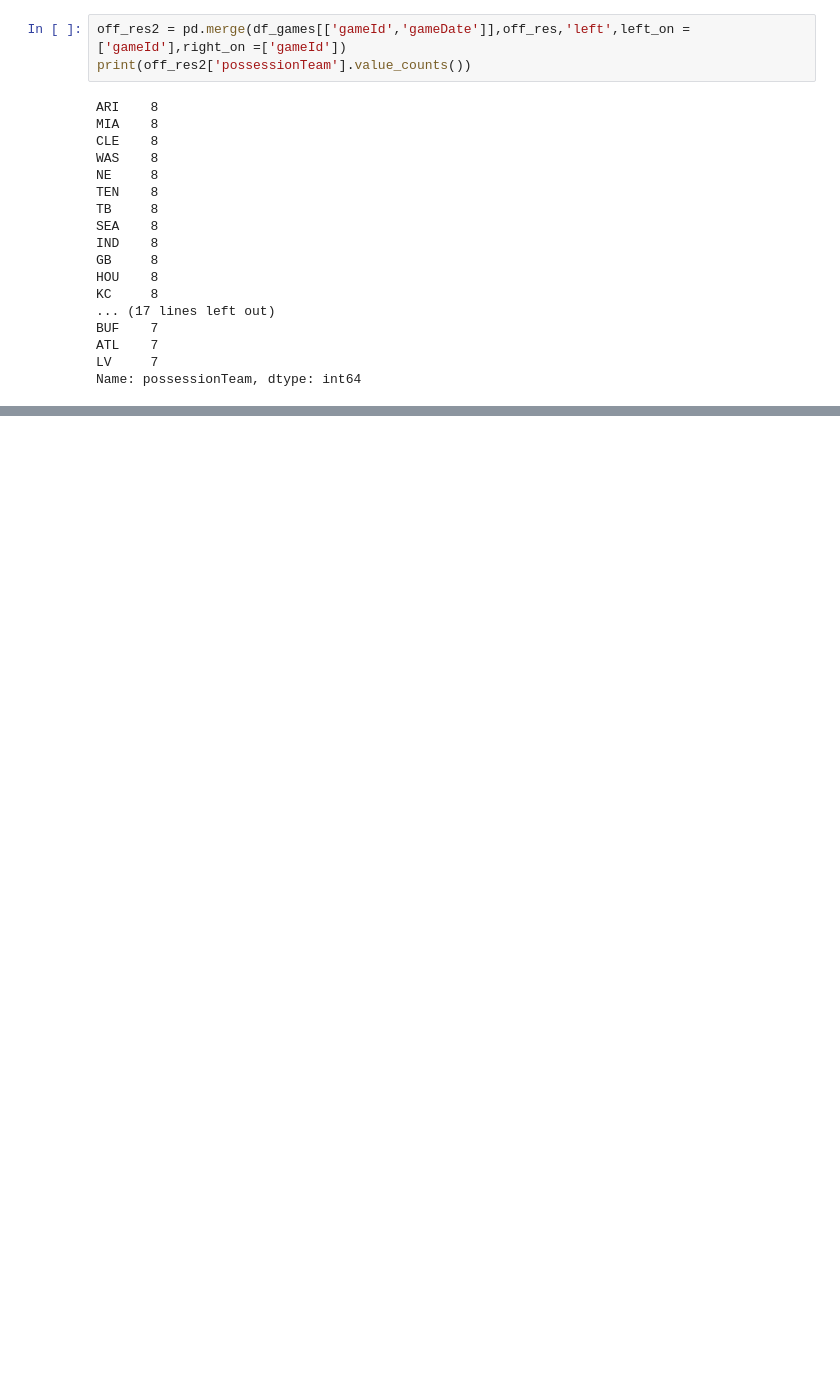
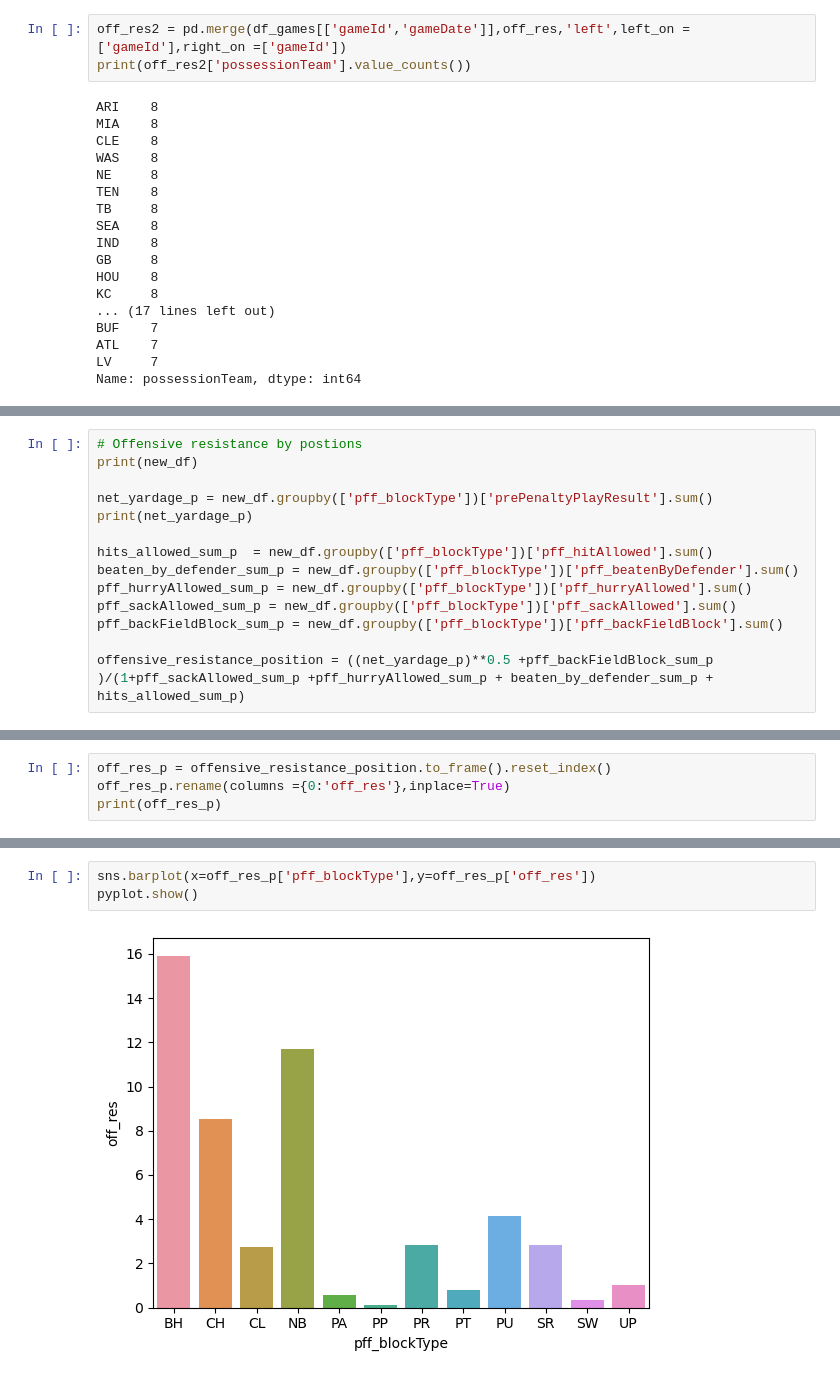
Before and after one commit to ibbymoh/Analysis-of-linemen-in-NFL, a Jupyter notebook: Analyzing-offensive-linemen.ipynb, the cells around one changed output, grey strips where cells are left out. Cells and saved outputs as stored; diff of their text form; blank space fills up the shorter version.

```diff
--- a/Analyzing-offensive-linemen.ipynb
+++ b/Analyzing-offensive-linemen.ipynb
@@ -285,2 +311,15 @@ DET             2.021098e+09  1.488952
 # %%
+# Offensive resistance by postions
+print(new_df)
+
+net_yardage_p = new_df.groupby(['pff_blockType'])['prePenaltyPlayResult'].sum()
+print(net_yardage_p)
+
+hits_allowed_sum_p  = new_df.groupby(['pff_blockType'])['pff_hitAllowed'].sum()
+beaten_by_defender_sum_p = new_df.groupby(['pff_blockType'])['pff_beatenByDefender'].sum()
+pff_hurryAllowed_sum_p = new_df.groupby(['pff_blockType'])['pff_hurryAllowed'].sum()
+pff_sackAllowed_sum_p = new_df.groupby(['pff_blockType'])['pff_sackAllowed'].sum()
+pff_backFieldBlock_sum_p = new_df.groupby(['pff_blockType'])['pff_backFieldBlock'].sum()
+
+offensive_resistance_position = ((net_yardage_p)**0.5 +pff_backFieldBlock_sum_p )/(1+pff_sackAllowed_sum_p +pff_hurryAllowed_sum_p + beaten_by_defender_sum_p + hits_allowed_sum_p)
 # %% [output]
@@ -287,0 +343,4 @@ AttributeError: 'DataFrame' object has no attribute 'to_frame'
+# %%
+off_res_p = offensive_resistance_position.to_frame().reset_index()
+off_res_p.rename(columns ={0:'off_res'},inplace=True)
+print(off_res_p)
@@ -287,0 +361,5 @@ AttributeError: 'DataFrame' object has no attribute 'to_frame'
+# %%
+sns.barplot(x=off_res_p['pff_blockType'],y=off_res_p['off_res'])
+pyplot.show()
+# %% [output]
+[figure, added]
```
Also changed, not shown: parts of 20 cells of this notebook, 2 other files.
